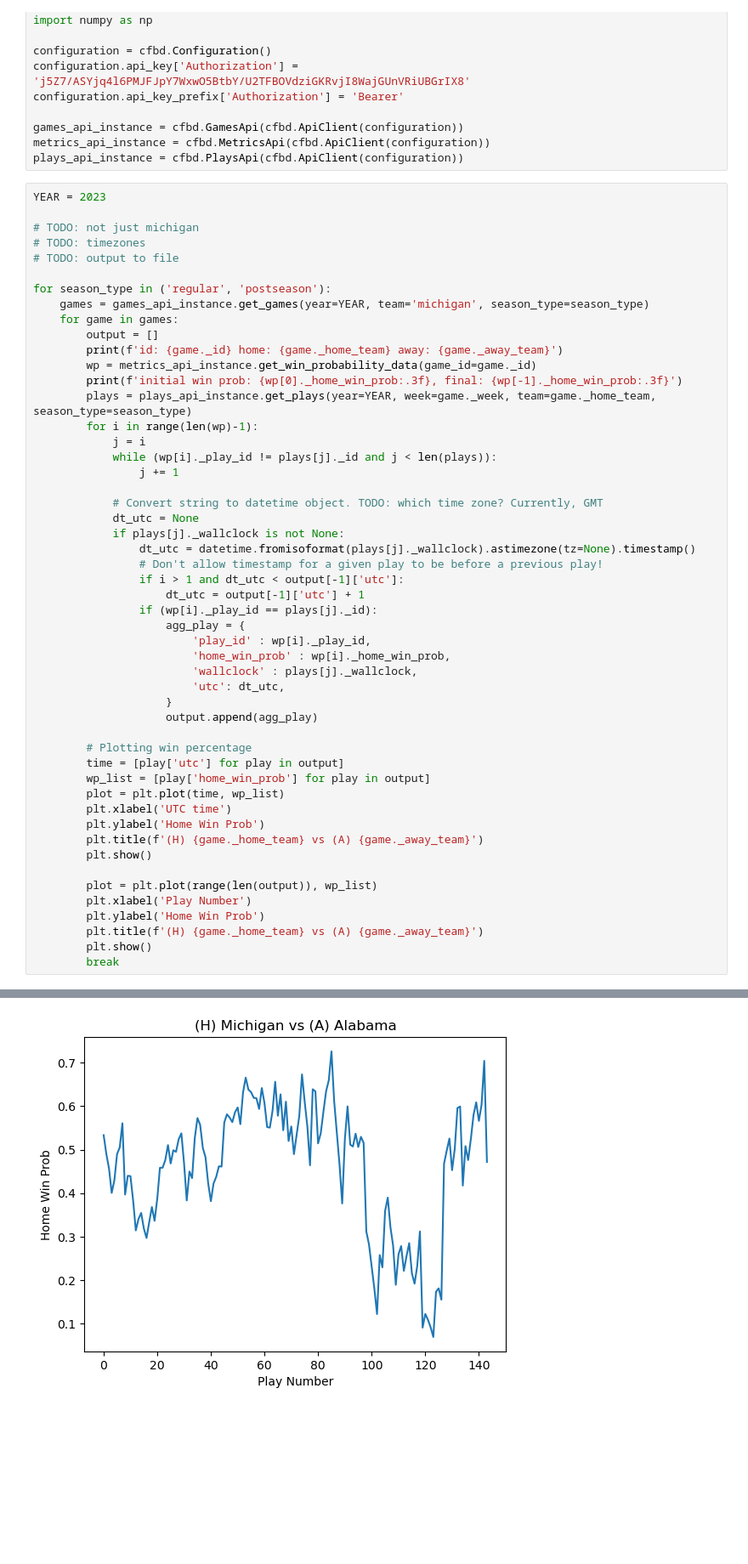
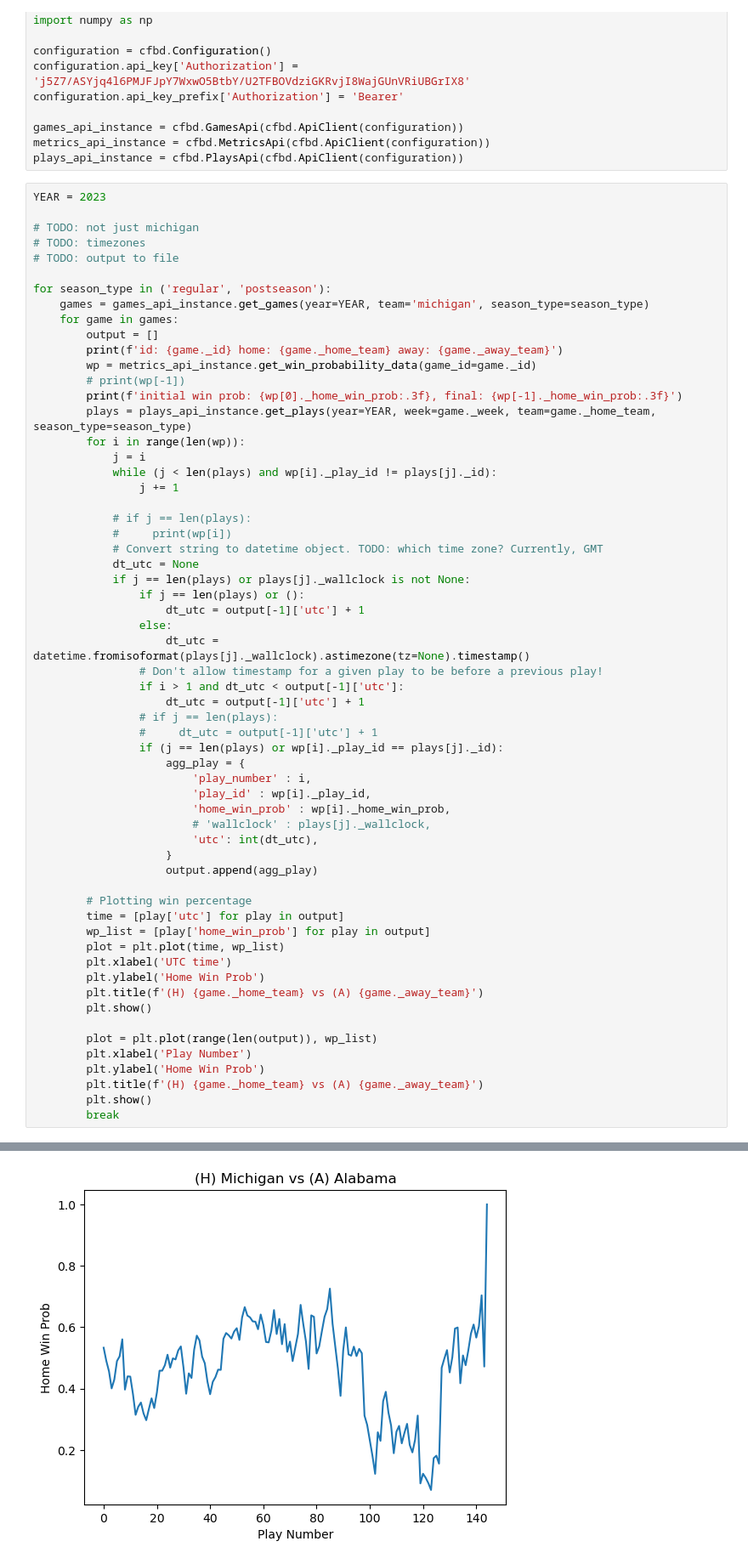
Before and after one commit to danmilmoe/cfb-win-prob-classification, a Jupyter notebook: cfbd api.ipynb, the cells around one changed output, grey strips where cells are left out. Shown at 85% size. Drawn from its saved outputs; the diff is of its cells as text; blank space fills up the shorter version.

```diff
--- a/cfbd api.ipynb
+++ b/cfbd api.ipynb
@@ -25,26 +25,35 @@ for season_type in ('regular', 'postseason'):
         output = []
         print(f'id: {game._id} home: {game._home_team} away: {game._away_team}')
         wp = metrics_api_instance.get_win_probability_data(game_id=game._id)
+        # print(wp[-1])
         print(f'initial win prob: {wp[0]._home_win_prob:.3f}, final: {wp[-1]._home_win_prob:.3f}')
         plays = plays_api_instance.get_plays(year=YEAR, week=game._week, team=game._home_team, season_type=season_type)
-        for i in range(len(wp)-1):
+        for i in range(len(wp)):
             j = i
-            while (wp[i]._play_id != plays[j]._id and j < len(plays)):
+            while (j < len(plays) and wp[i]._play_id != plays[j]._id):
                 j += 1
 
+            # if j == len(plays):
+            #     print(wp[i])
             # Convert string to datetime object. TODO: which time zone? Currently, GMT
             dt_utc = None
-            if plays[j]._wallclock is not None:
-                dt_utc = datetime.fromisoformat(plays[j]._wallclock).astimezone(tz=None).timestamp()
+            if j == len(plays) or plays[j]._wallclock is not None:
+                if j == len(plays) or ():
+                    dt_utc = output[-1]['utc'] + 1
+                else:
+                    dt_utc = datetime.fromisoformat(plays[j]._wallclock).astimezone(tz=None).timestamp()
                 # Don't allow timestamp for a given play to be before a previous play!
                 if i > 1 and dt_utc < output[-1]['utc']:
                     dt_utc = output[-1]['utc'] + 1
-                if (wp[i]._play_id == plays[j]._id):
+                # if j == len(plays):
+                #     dt_utc = output[-1]['utc'] + 1
+                if (j == len(plays) or wp[i]._play_id == plays[j]._id):
                     agg_play = {
+                        'play_number' : i,
                         'play_id' : wp[i]._play_id,
                         'home_win_prob' : wp[i]._home_win_prob,
-                        'wallclock' : plays[j]._wallclock,
-                        'utc': dt_utc,
+                        # 'wallclock' : plays[j]._wallclock,
+                        'utc': int(dt_utc),
                     }
                     output.append(agg_play)
 
@@ -74,4 +83,4 @@ initial win prob: 0.533, final: 1.000
-[figure, old version]
+[figure, new version]
 # %%
 output
 # %% [output]
```
Also changed, not shown: parts of 2 cells of this notebook.
